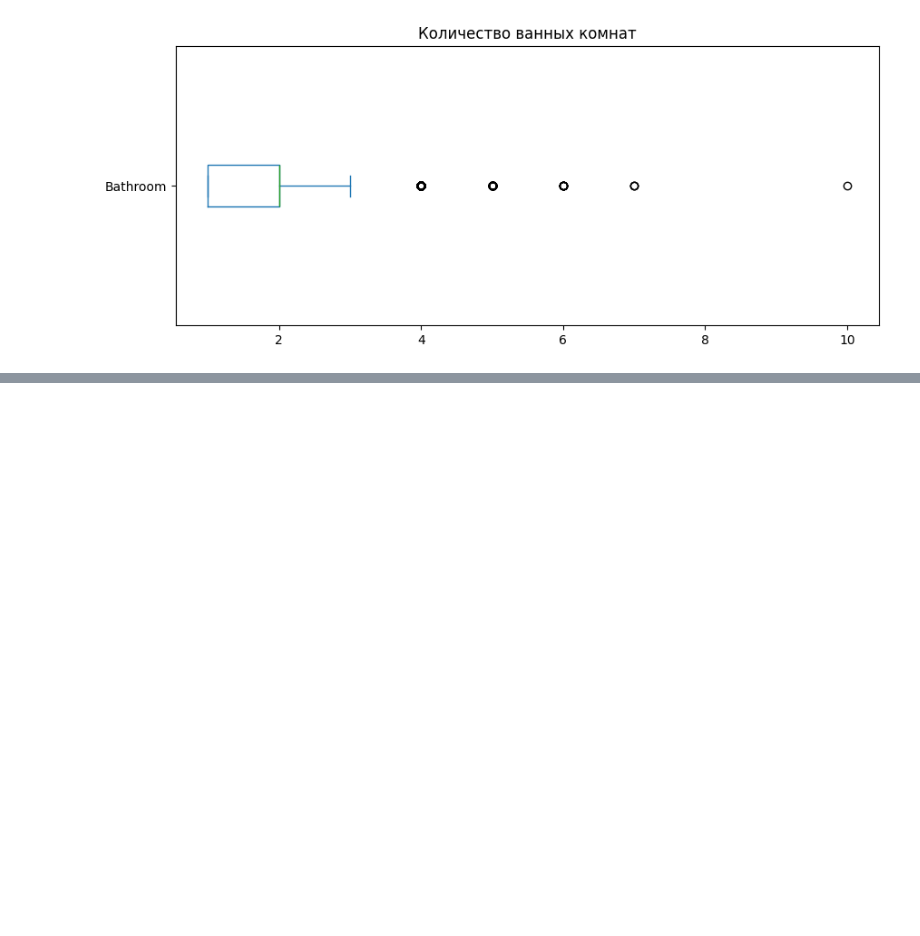
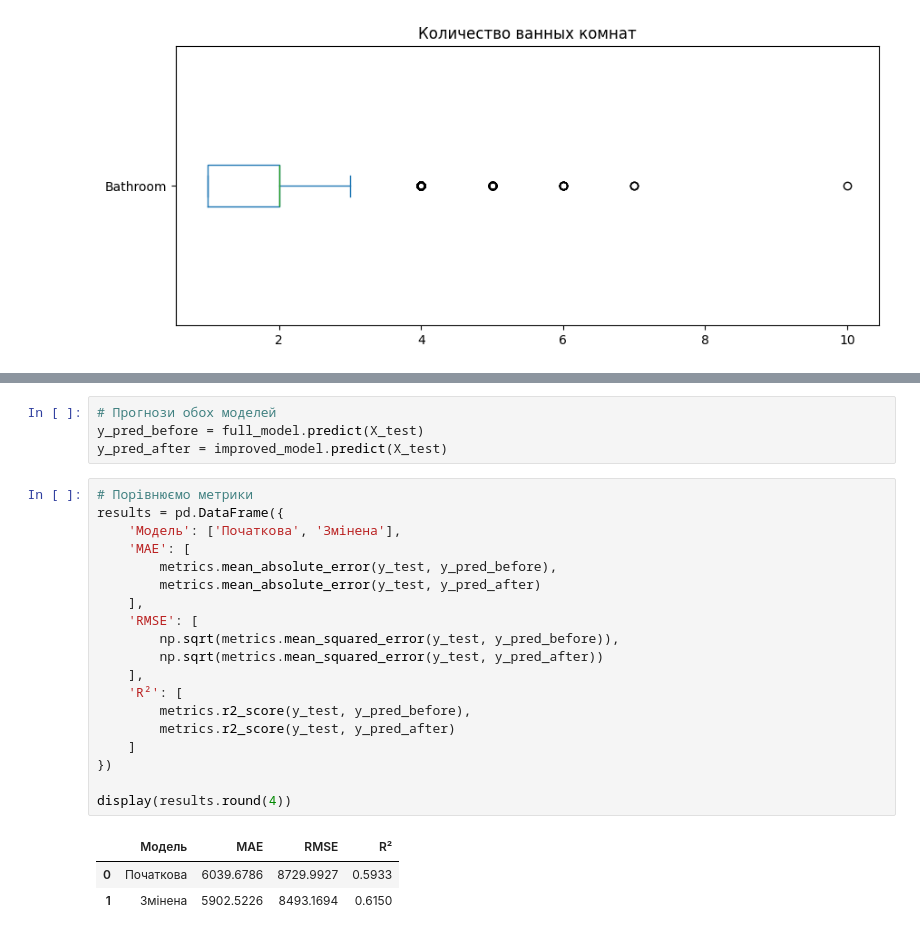
Before and after one commit to ChumakOleksandr/ITStep-AI, a Jupyter notebook: ДЗ_обробка_даних.ipynb, the cells around one changed output, grey strips where cells are left out. Cells and saved outputs as stored; diff of their text form; blank space fills up the shorter version.

```diff
--- a/ДЗ_обробка_даних.ipynb
+++ b/ДЗ_обробка_даних.ipynb
@@ -164,0 +366,27 @@ plt.show()
+# %%
+# Прогнози обох моделей
+y_pred_before = full_model.predict(X_test)
+y_pred_after = improved_model.predict(X_test)
+# %%
+# Порівнюємо метрики
+results = pd.DataFrame({
+    'Модель': ['Початкова', 'Змінена'],
+    'MAE': [
+        metrics.mean_absolute_error(y_test, y_pred_before),
+        metrics.mean_absolute_error(y_test, y_pred_after)
+    ],
+    'RMSE': [
+        np.sqrt(metrics.mean_squared_error(y_test, y_pred_before)),
+        np.sqrt(metrics.mean_squared_error(y_test, y_pred_after))
+    ],
+    'R²': [
+        metrics.r2_score(y_test, y_pred_before),
+        metrics.r2_score(y_test, y_pred_after)
+    ]
+})
+
+display(results.round(4))
+# %% [output]
+|  | Модель | MAE | RMSE | R² |
+| 0 | Початкова | 6039.6786 | 8729.9927 | 0.5933 |
+| 1 | Змінена | 5902.5226 | 8493.1694 | 0.6150 |
```
Also changed, not shown: parts of 29 cells of this notebook.
